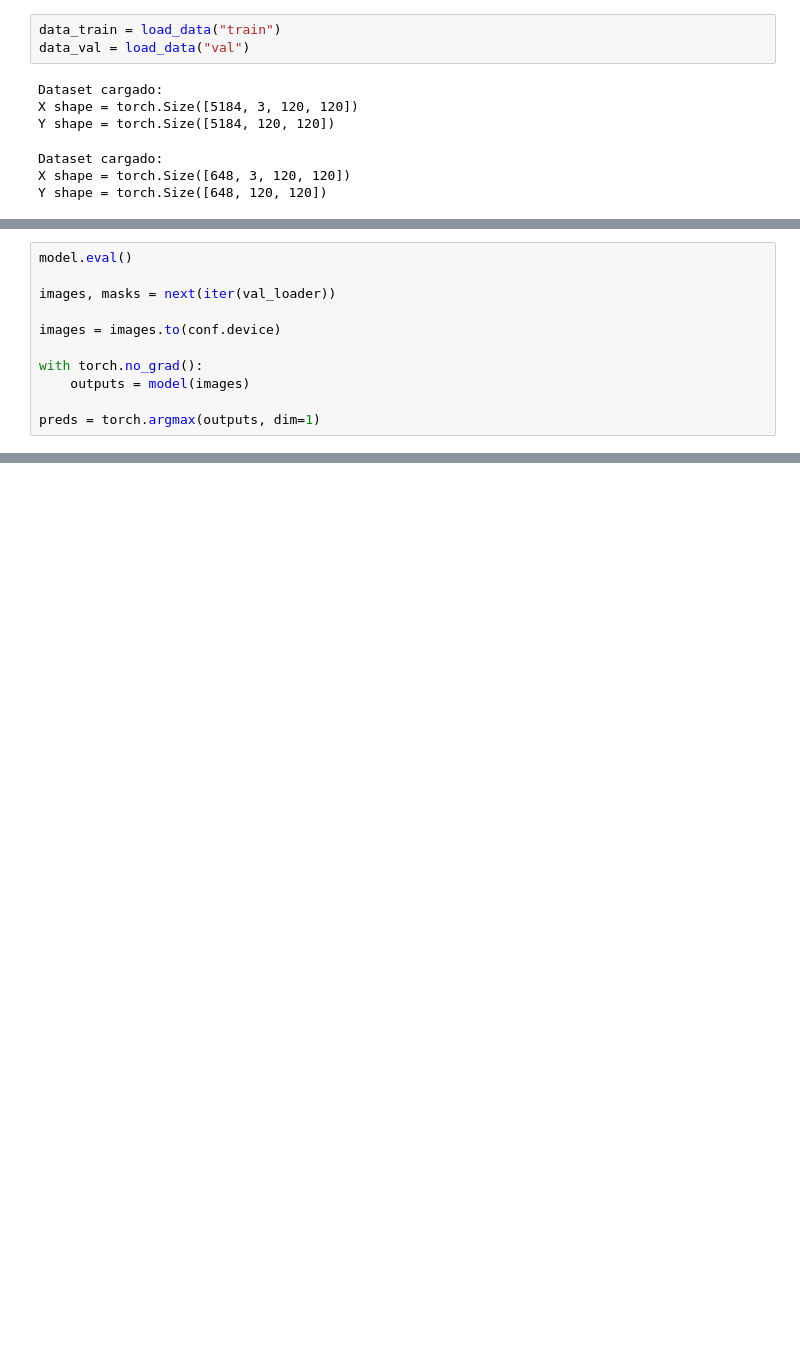
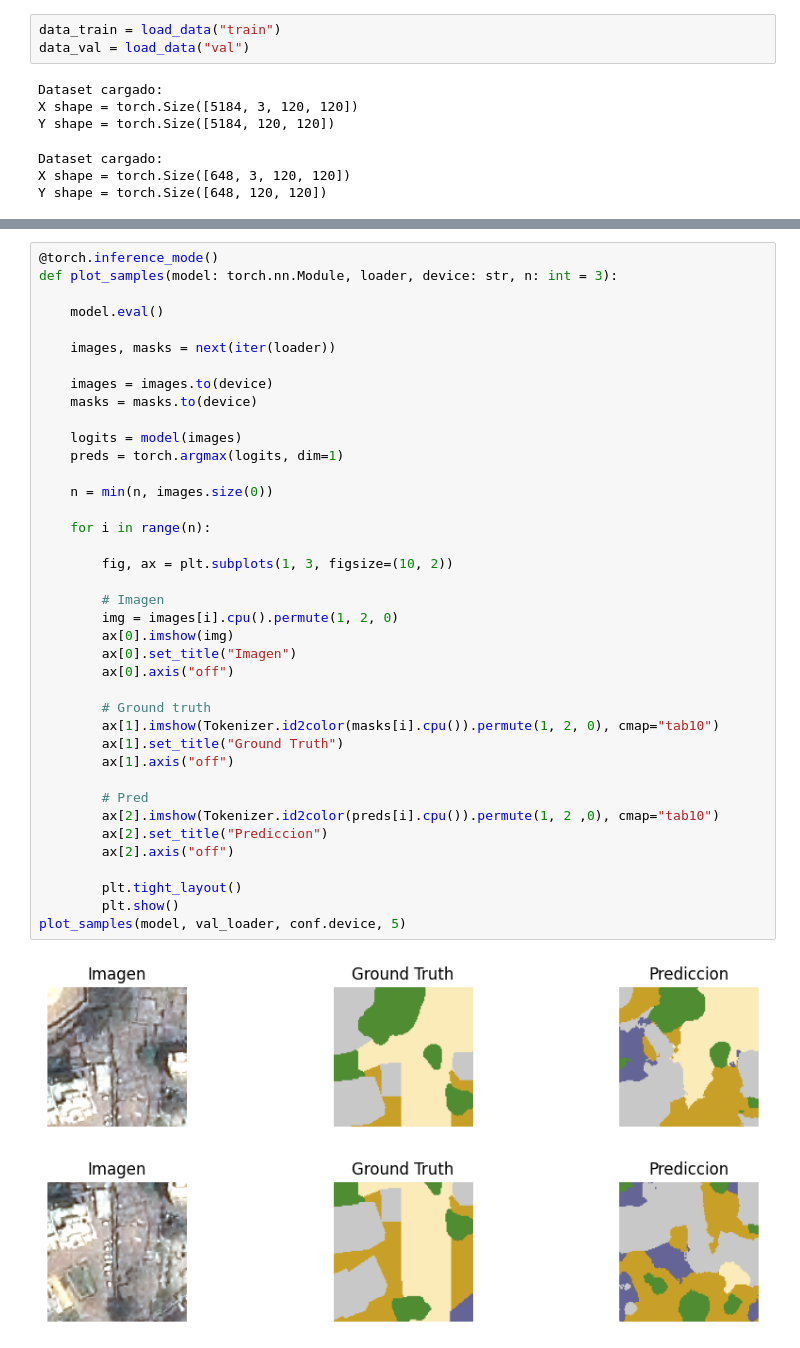
Before and after one commit to Otza02/satellite-img-segmentation, a Jupyter notebook: notebooks/train.ipynb, the cells around one changed output, grey strips where cells are left out. Drawn from its saved outputs; the diff is of its cells as text; blank space fills up the shorter version.

```diff
--- a/notebooks/train.ipynb
+++ b/notebooks/train.ipynb
@@ -106,11 +120,0 @@ plt.show()
-# %%
-model.eval()
-
-images, masks = next(iter(val_loader))
-
-images = images.to(conf.device)
-
-with torch.no_grad():
-    outputs = model(images)
-
-preds = torch.argmax(outputs, dim=1)
@@ -228,0 +161,42 @@ IoU: 0.6249
+# %%
+@torch.inference_mode()
+def plot_samples(model: torch.nn.Module, loader, device: str, n: int = 3):
+
+    model.eval()
+
+    images, masks = next(iter(loader))
+
+    images = images.to(device)
+    masks = masks.to(device)
+
+    logits = model(images)
+    preds = torch.argmax(logits, dim=1)
+
+    n = min(n, images.size(0))
+
+    for i in range(n):
+
+        fig, ax = plt.subplots(1, 3, figsize=(10, 2))
+
+        # Imagen
+        img = images[i].cpu().permute(1, 2, 0)
+        ax[0].imshow(img)
+        ax[0].set_title("Imagen")
+        ax[0].axis("off")
+
+        # Ground truth
+        ax[1].imshow(Tokenizer.id2color(masks[i].cpu()).permute(1, 2, 0), cmap="tab10")
+        ax[1].set_title("Ground Truth")
+        ax[1].axis("off")
+
+        # Pred
+        ax[2].imshow(Tokenizer.id2color(preds[i].cpu()).permute(1, 2 ,0), cmap="tab10")
+        ax[2].set_title("Prediccion")
+        ax[2].axis("off")
+
+        plt.tight_layout()
+        plt.show()
+plot_samples(model, val_loader, conf.device, 5)
+# %% [output]
+[figure, added]
+[figure, added]
```
Also changed, not shown: parts of 21 cells of this notebook.
